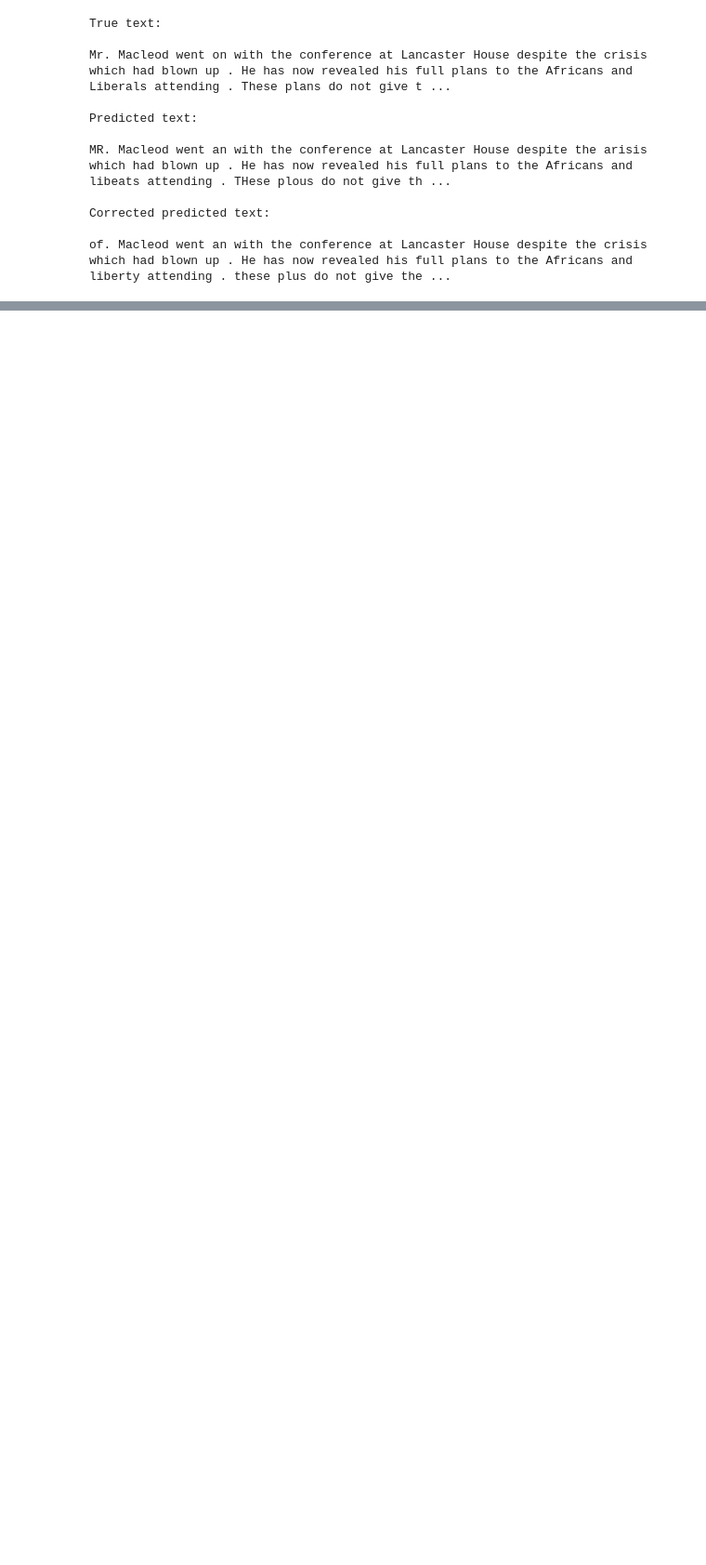
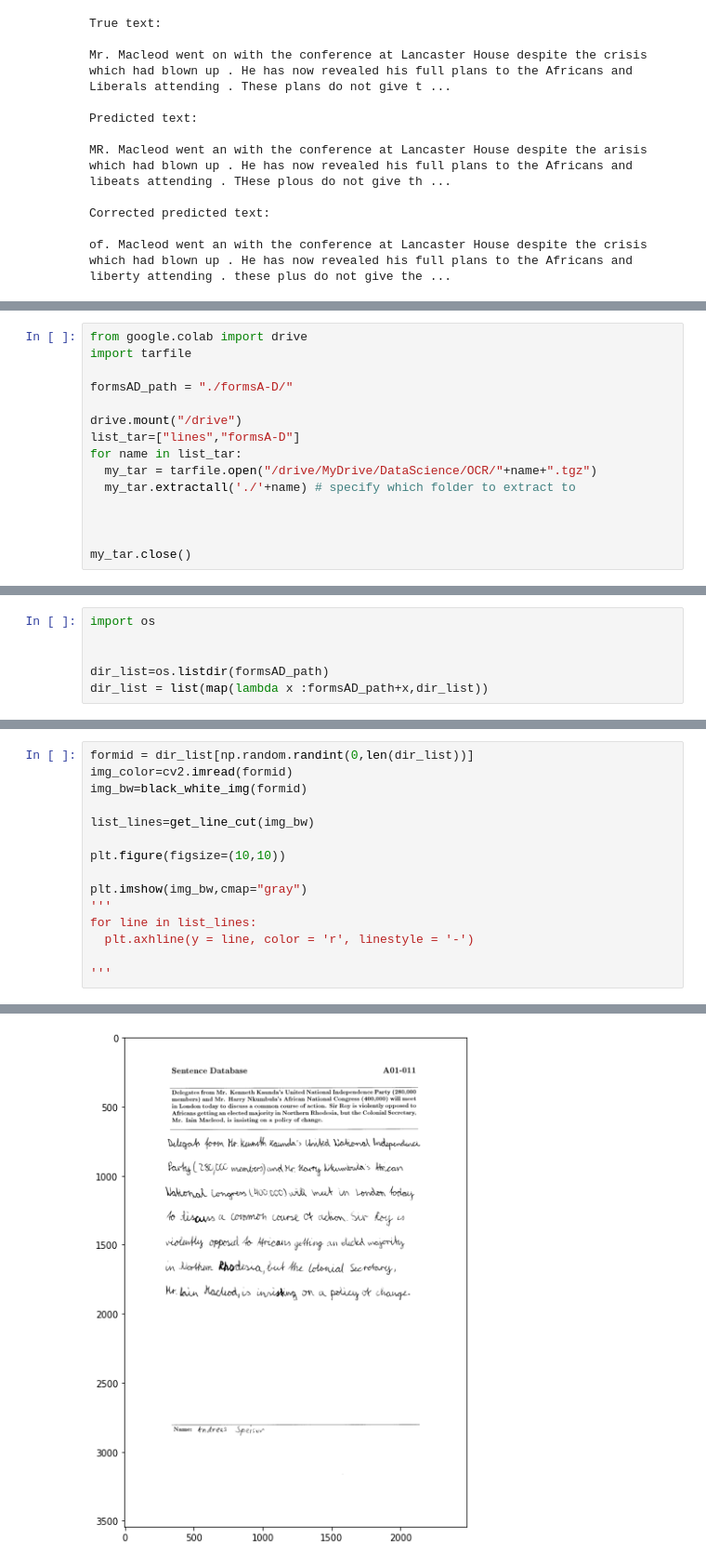
Before and after one commit to Zokoban/pyOCRTEN, a Jupyter notebook: ocr_project.ipynb, the cells around one changed output, grey strips where cells are left out. Shown at 93% size. Drawn from its saved outputs; the diff is of its cells as text; blank space fills up the shorter version.

```diff
--- a/ocr_project.ipynb
+++ b/ocr_project.ipynb
@@ -885,0 +888,15 @@ of. Macleod went an with the conference at Lancaster House despite the crisis wh
+# %%
+from google.colab import drive
+import tarfile
+
+formsAD_path = "./formsA-D/"
+
+drive.mount("/drive")
+list_tar=["lines","formsA-D"]
+for name in list_tar:
+  my_tar = tarfile.open("/drive/MyDrive/DataScience/OCR/"+name+".tgz")
+  my_tar.extractall('./'+name) # specify which folder to extract to
+
+
+
+my_tar.close()
@@ -885,0 +905,6 @@ of. Macleod went an with the conference at Lancaster House despite the crisis wh
+# %%
+import os
+
+
+dir_list=os.listdir(formsAD_path)
+dir_list = list(map(lambda x :formsAD_path+x,dir_list))
@@ -885,0 +973,16 @@ of. Macleod went an with the conference at Lancaster House despite the crisis wh
+# %%
+formid = dir_list[np.random.randint(0,len(dir_list))]
+img_color=cv2.imread(formid)
+img_bw=black_white_img(formid)
+
+list_lines=get_line_cut(img_bw)
+
+plt.figure(figsize=(10,10))
+
+plt.imshow(img_bw,cmap="gray")
+'''
+for line in list_lines:
+  plt.axhline(y = line, color = 'r', linestyle = '-')
+
+'''
+# %% [output]
@@ -885,0 +990 @@ of. Macleod went an with the conference at Lancaster House despite the crisis wh
+[figure, added]
```
Also changed, not shown: parts of 14 cells of this notebook.
